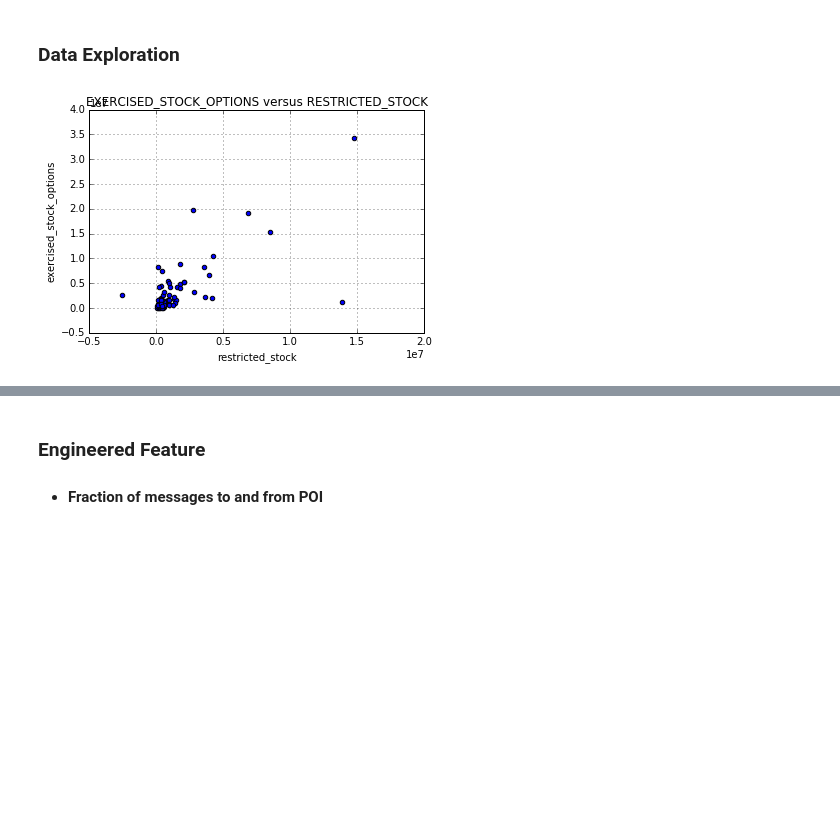
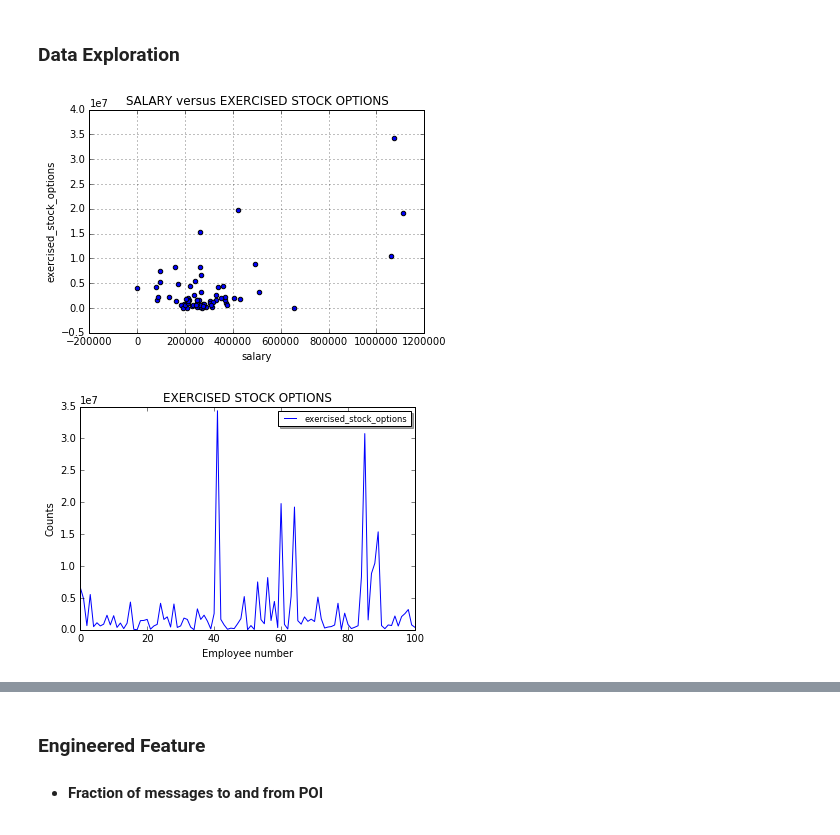
Before and after one commit to omoju/identifyFraudFromEnronEmail, a Jupyter notebook: IdentifyFraudFromEnronEmail.ipynb, the cells around one changed output, grey strips where cells are left out. Cells and saved outputs as stored; diff of their text form; code cells hidden in the pictures; blank space fills up the shorter version.

```diff
--- a/IdentifyFraudFromEnronEmail.ipynb
+++ b/IdentifyFraudFromEnronEmail.ipynb
@@ -45,9 +45,20 @@ with open('cleaned_dataset.pkl', "r") as data_file:
     data_dict = pickle.load(data_file)
 # %% [markdown]
 ### Data Exploration
-# %%
-f1, f2 = 'restricted_stock','exercised_stock_options'
-data = compareTwoFeatures(f1, f2, data_dict)
-# %% [output]
-[figure, removed]
+# %%
+f1, f2 = 'salary','exercised_stock_options'
+data = compareTwoFeatures(f1, f2, data_dict, "SALARY versus EXERCISED STOCK OPTIONS")
+
+data = featureFormat(data_dict, [f2], remove_any_zeroes=True)
+
+_= plt.plot(data, color="blue", label=f2)
+_= plt.legend(loc='upper right', shadow=True, fontsize='small')
+_= plt.xlabel('Employee number', fontsize=10)
+_= plt.ylabel('Counts', fontsize=10)
+_= plt.title('EXERCISED STOCK OPTIONS')
+
+plt.show()
+# %% [output]
+[figure, added]
+[figure, added]
 # %%
```
Also changed, not shown: parts of 6 cells of this notebook, 10 other files.
